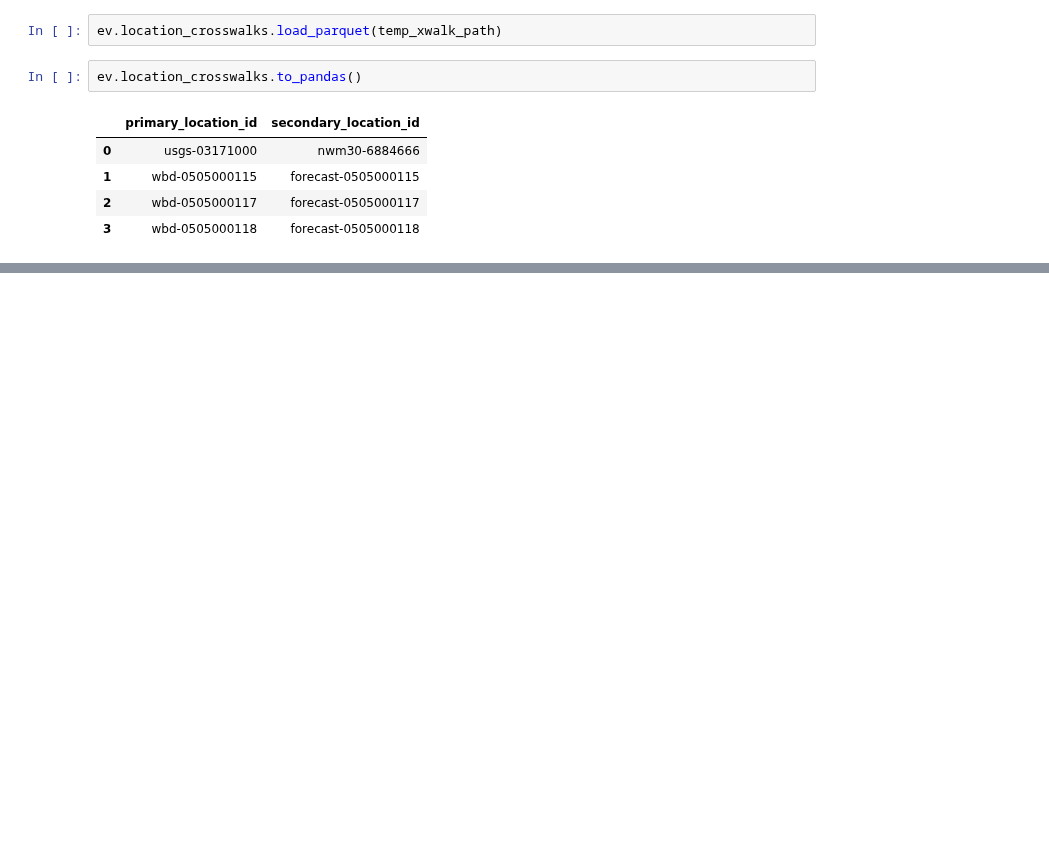
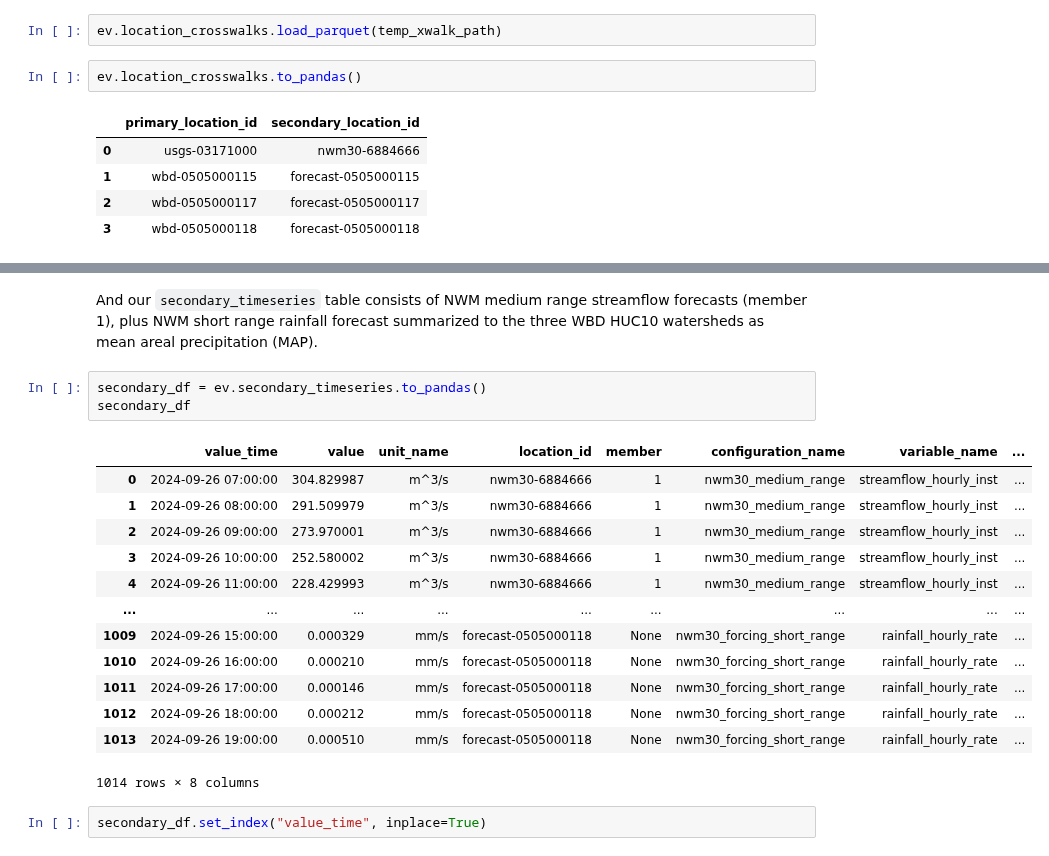
Before and after one commit to RTIInternational/teehr, a Jupyter notebook: docs/sphinx/user_guide/notebooks/11_fetching_nwm_gridded_data.ipynb, the cells around one changed output, grey strips where cells are left out. Saved outputs shown, nothing was run; the diff lists cells and outputs as text; blank space fills up the shorter version.

```diff
--- a/docs/sphinx/user_guide/notebooks/11_fetching_nwm_gridded_data.ipynb
+++ b/docs/sphinx/user_guide/notebooks/11_fetching_nwm_gridded_data.ipynb
@@ -267,0 +260,21 @@ AnalysisException: [UNRESOLVED_COLUMN.WITH_SUGGESTION] A column or function para
+# %% [markdown]
+And our `secondary_timeseries` table consists of NWM medium range streamflow forecasts (member 1), plus NWM short range rainfall forecast summarized to the three WBD HUC10 watersheds as mean areal precipitation (MAP).
+# %%
+secondary_df = ev.secondary_timeseries.to_pandas()
+secondary_df
+# %% [output]
+|  | value_time | value | unit_name | location_id | member | configuration_name | variable_name | ... |
+| 0 | 2024-09-26 07:00:00 | 304.829987 | m^3/s | nwm30-6884666 | 1 | nwm30_medium_range | streamflow_hourly_inst | ... |
+| 1 | 2024-09-26 08:00:00 | 291.509979 | m^3/s | nwm30-6884666 | 1 | nwm30_medium_range | streamflow_hourly_inst | ... |
+| 2 | 2024-09-26 09:00:00 | 273.970001 | m^3/s | nwm30-6884666 | 1 | nwm30_medium_range | streamflow_hourly_inst | ... |
+| 3 | 2024-09-26 10:00:00 | 252.580002 | m^3/s | nwm30-6884666 | 1 | nwm30_medium_range | streamflow_hourly_inst | ... |
+| 4 | 2024-09-26 11:00:00 | 228.429993 | m^3/s | nwm30-6884666 | 1 | nwm30_medium_range | streamflow_hourly_inst | ... |
+| ... | ... | ... | ... | ... | ... | ... | ... | ... |
+| 1009 | 2024-09-26 15:00:00 | 0.000329 | mm/s | forecast-0505000118 | None | nwm30_forcing_short_range | rainfall_hourly_rate | ... |
+| 1010 | 2024-09-26 16:00:00 | 0.000210 | mm/s | forecast-0505000118 | None | nwm30_forcing_short_range | rainfall_hourly_rate | ... |
+| 1011 | 2024-09-26 17:00:00 | 0.000146 | mm/s | forecast-0505000118 | None | nwm30_forcing_short_range | rainfall_hourly_rate | ... |
+| 1012 | 2024-09-26 18:00:00 | 0.000212 | mm/s | forecast-0505000118 | None | nwm30_forcing_short_range | rainfall_hourly_rate | ... |
+| 1013 | 2024-09-26 19:00:00 | 0.000510 | mm/s | forecast-0505000118 | None | nwm30_forcing_short_range | rainfall_hourly_rate | ... |
+1014 rows × 8 columns
+# %%
+secondary_df.set_index("value_time", inplace=True)
```
Also changed, not shown: parts of 13 cells of this notebook, 1 other file.
